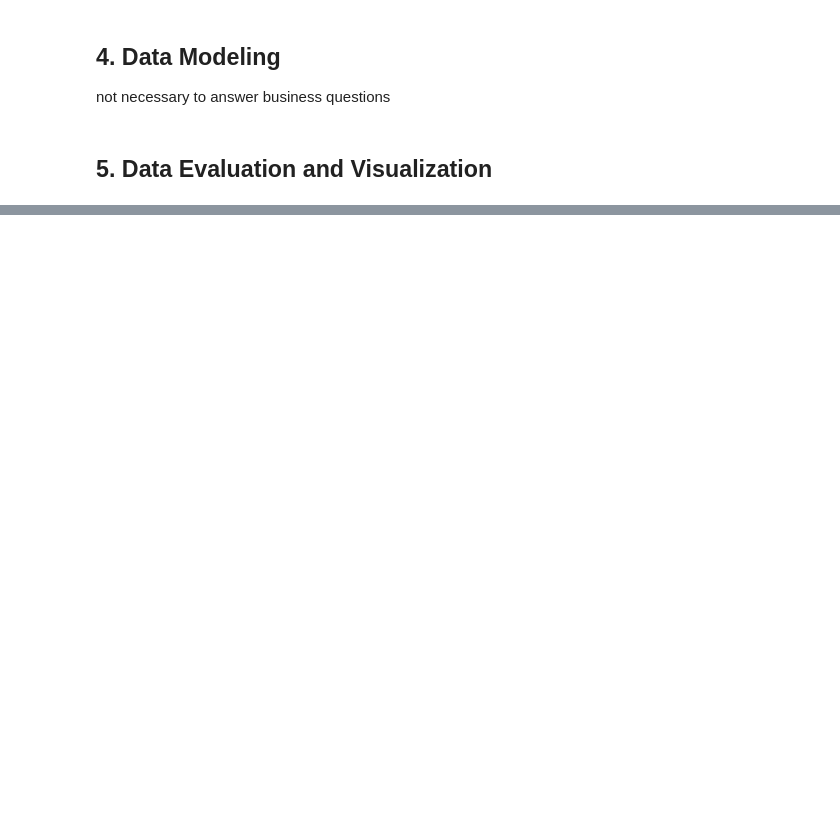
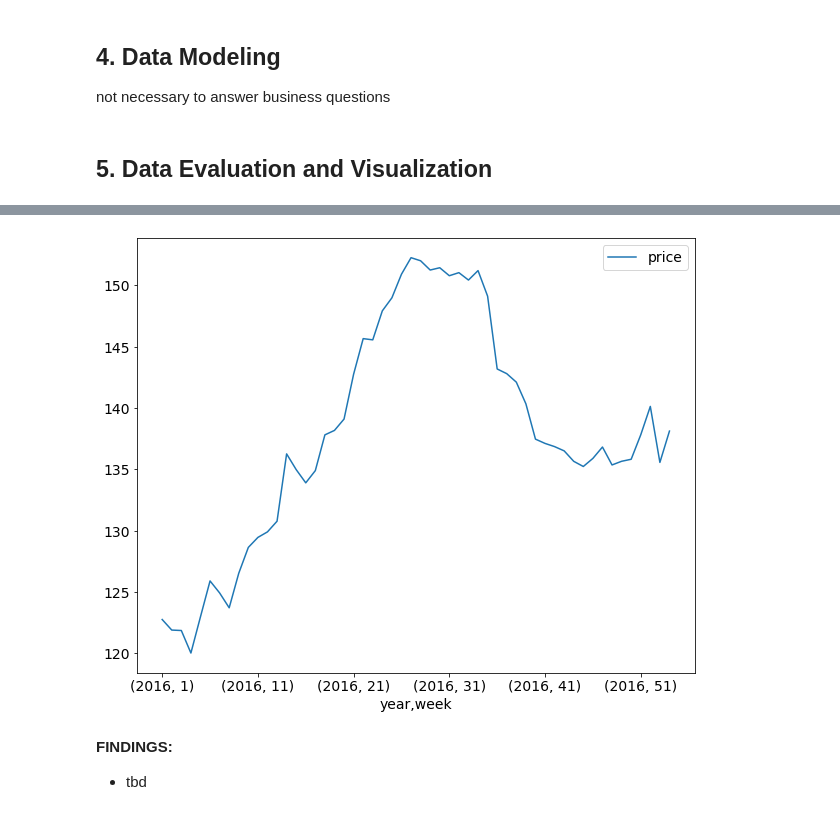
Before and after one commit to dagrubi/DataScience_AirBnBSeattle, a Jupyter notebook: analyse_data.ipynb, the cells around one changed output, grey strips where cells are left out. Drawn from its saved outputs; the diff is of its cells as text; code cells hidden in the pictures; blank space fills up the shorter version.

```diff
--- a/analyse_data.ipynb
+++ b/analyse_data.ipynb
@@ -321,0 +396,8 @@ a) Most booked neighborhood in Seattle
+# %%
+df_cal.groupby(['year','week'])[['price']].mean().plot();
+# %% [output]
+[figure, added]
+# %% [markdown]
+**FINDINGS:**
+
+- tbd
```
Also changed, not shown: parts of 16 cells of this notebook.
